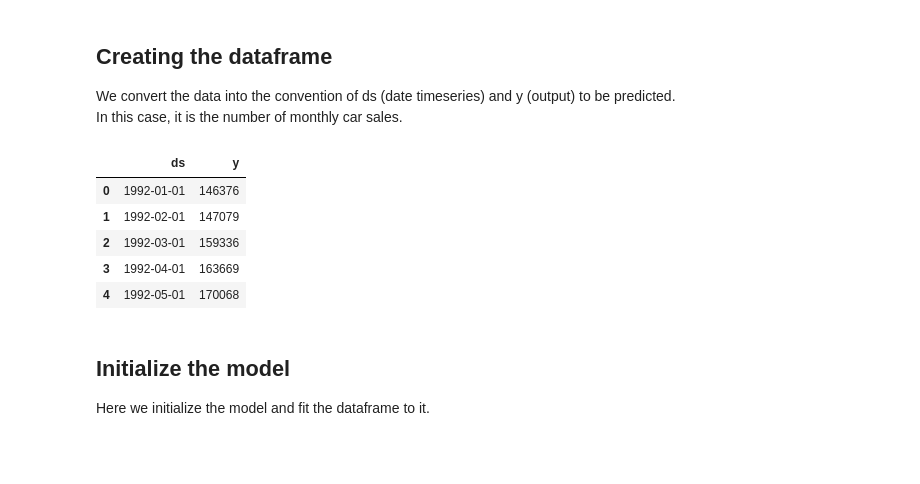
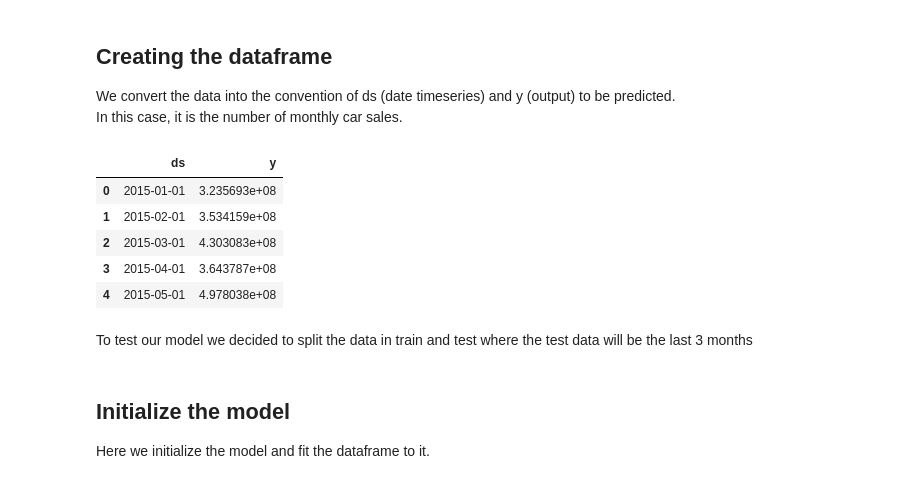
Before and after one commit to TomasCostaK/Prophet_Timeseries, a Jupyter notebook: PROPHET.ipynb, the cells around one changed output. Saved outputs shown, nothing was run; the diff lists cells and outputs as text; code cells hidden in the pictures; blank space fills up the shorter version.

```diff
--- a/PROPHET.ipynb
+++ b/PROPHET.ipynb
@@ -18,5 +22,5 @@ from fbprophet.plot import add_changepoints_to_plot
 # %%
 # Read Data
-data = pd.read_csv('data/example_retail_sales.csv')
+data = pd.read_csv("data/avocado.csv")
 data.head()
 # %% [output]
@@ -28,0 +59,7 @@ data.head()
+# %%
+data['Date'] = data['Date'].str[:-3] #Remove day
+data['TurnOver'] = data['AveragePrice'] * data['Total Volume']   #Turn over
+
+aggregation_functions = {'TurnOver': 'sum'}
+data = data.groupby(data['Date']).aggregate(aggregation_functions).reset_index()
+data.head()
@@ -32,13 +76,15 @@ We convert the data into the convention of ds (date timeseries) and y (output) t
 In this case, it is the number of monthly car sales.
 # %%
 df = pd.DataFrame()
-df['ds'] = pd.to_datetime(data['ds'])
-df['y'] = data['y']
+df['ds'] = pd.to_datetime(data['Date'])
+df['y'] = data['TurnOver']
 df.head()
 # %% [output]
 |  | ds | y |
-| 0 | 1992-01-01 | 146376 |
-| 1 | 1992-02-01 | 147079 |
-| 2 | 1992-03-01 | 159336 |
-| 3 | 1992-04-01 | 163669 |
-| 4 | 1992-05-01 | 170068 |
+| 0 | 2015-01-01 | 3.235693e+08 |
+| 1 | 2015-02-01 | 3.534159e+08 |
+| 2 | 2015-03-01 | 4.303083e+08 |
+| 3 | 2015-04-01 | 3.643787e+08 |
+| 4 | 2015-05-01 | 4.978038e+08 |
+# %% [markdown]
+To test our model we decided to split the data in train and test where the test data will be the last 3 months
```
Also changed, not shown: parts of 17 cells of this notebook.
